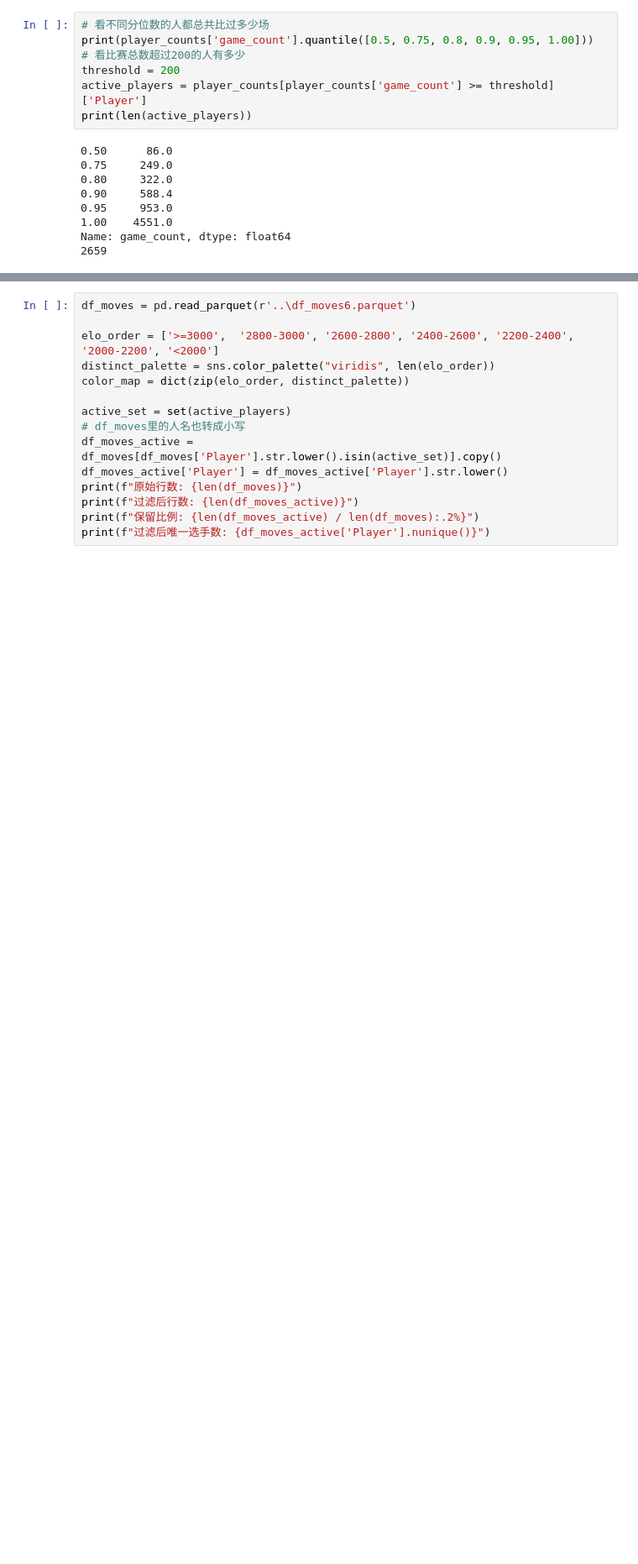
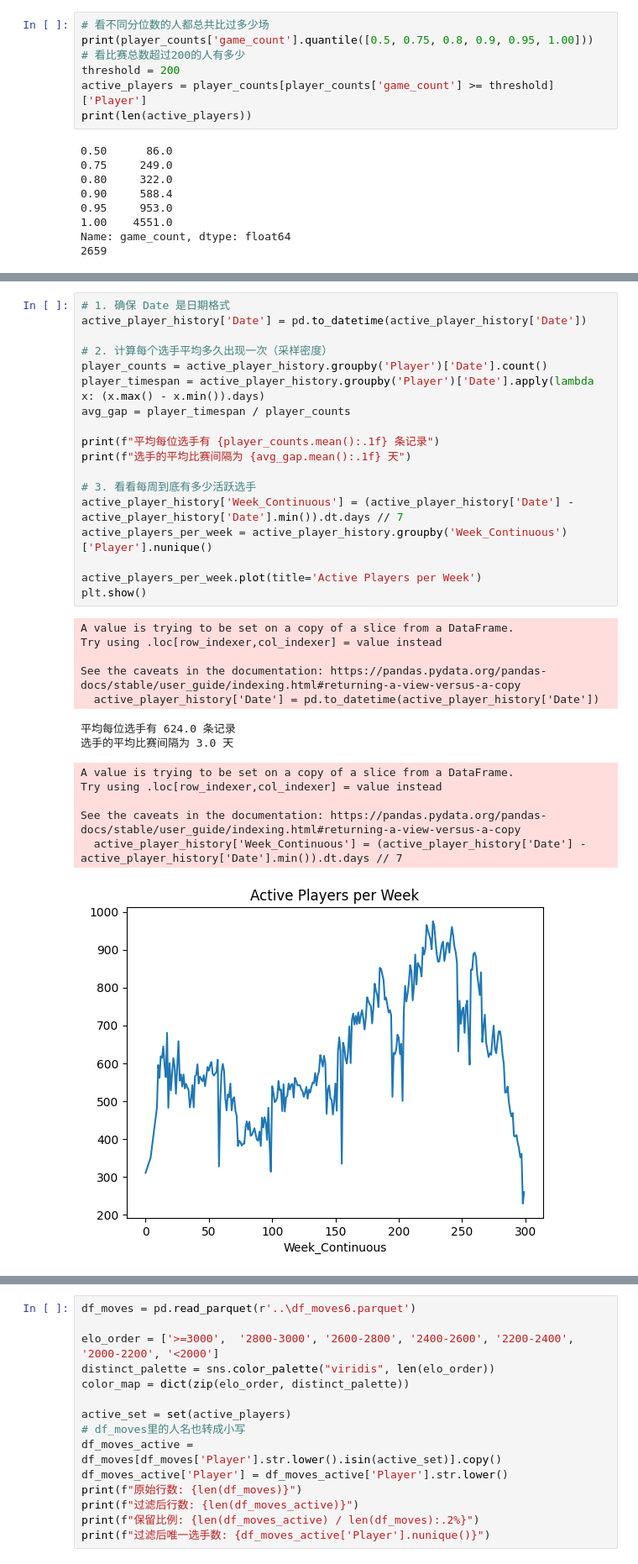
Before and after one commit to zZimablueee/Chess, a Jupyter notebook: complexity/delta_0/graphs/skill_elo.ipynb, the cells around one changed output, grey strips where cells are left out. Shown at 84% size. Saved outputs shown, nothing was run; the diff lists cells and outputs as text; blank space fills up the shorter version.

```diff
--- a/complexity/delta_0/graphs/skill_elo.ipynb
+++ b/complexity/delta_0/graphs/skill_elo.ipynb
@@ -177,0 +196,32 @@ active_player_history.shape
+# %%
+# 1. 确保 Date 是日期格式
+active_player_history['Date'] = pd.to_datetime(active_player_history['Date'])
+
+# 2. 计算每个选手平均多久出现一次（采样密度）
+player_counts = active_player_history.groupby('Player')['Date'].count()
+player_timespan = active_player_history.groupby('Player')['Date'].apply(lambda x: (x.max() - x.min()).days)
+avg_gap = player_timespan / player_counts
+
+print(f"平均每位选手有 {player_counts.mean():.1f} 条记录")
+print(f"选手的平均比赛间隔为 {avg_gap.mean():.1f} 天")
+
+# 3. 看看每周到底有多少活跃选手
+active_player_history['Week_Continuous'] = (active_player_history['Date'] - active_player_history['Date'].min()).dt.days // 7
+active_players_per_week = active_player_history.groupby('Week_Continuous')['Player'].nunique()
+
+active_players_per_week.plot(title='Active Players per Week')
+plt.show()
+# %% [output]
+A value is trying to be set on a copy of a slice from a DataFrame.
+Try using .loc[row_indexer,col_indexer] = value instead
+
+See the caveats in the documentation: https://pandas.pydata.org/pandas-docs/stable/user_guide/indexing.html#returning-a-view-versus-a-copy
+  active_player_history['Date'] = pd.to_datetime(active_player_history['Date'])
+平均每位选手有 624.0 条记录
+选手的平均比赛间隔为 3.0 天
+A value is trying to be set on a copy of a slice from a DataFrame.
+Try using .loc[row_indexer,col_indexer] = value instead
+
+See the caveats in the documentation: https://pandas.pydata.org/pandas-docs/stable/user_guide/indexing.html#returning-a-view-versus-a-copy
+  active_player_history['Week_Continuous'] = (active_player_history['Date'] - active_player_history['Date'].min()).dt.days // 7
+[figure, added]
```
Also changed, not shown: parts of 50 cells of this notebook.
